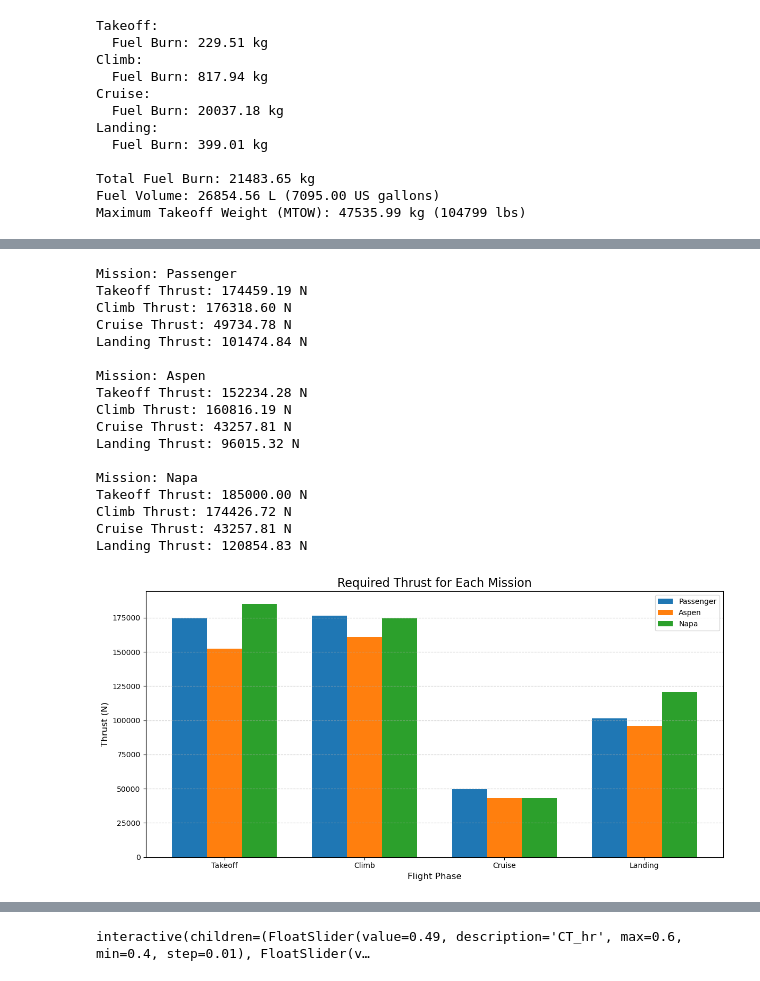
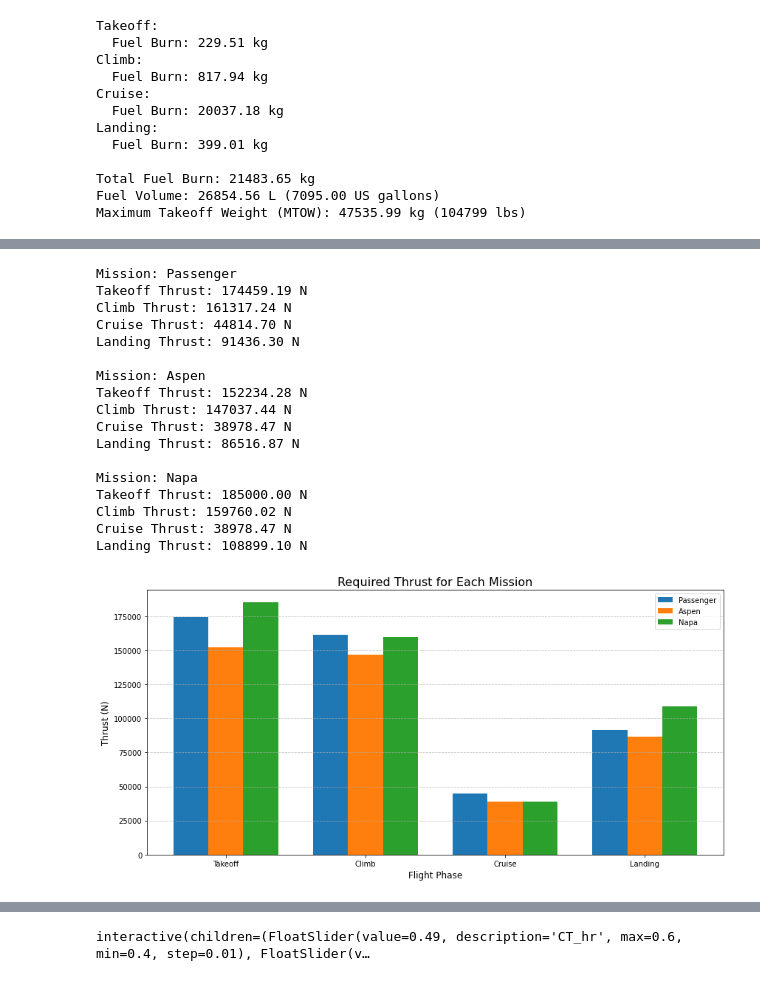
Before and after one commit to AntoineVanHoye/integrated_project, a Jupyter notebook: thrust.ipynb, the cells around one changed output, grey strips where cells are left out. Saved outputs shown, nothing was run; the diff lists cells and outputs as text; code cells hidden in the pictures.

```diff
--- a/thrust.ipynb
+++ b/thrust.ipynb
@@ -5,11 +5,11 @@ import numpy as np
 # Constants
 rho0 = 1.225  # Sea level air density (kg/m^3)
 h = [0, 3000, 12500, 0]  # Altitudes in meters (takeoff, climb, cruise, landing)
-Cd0 = 0.018  # Parasitic drag coefficient
+Cd0 = 0.021  # Parasitic drag coefficient
 delta = 0.005  # Induced drag correction factor
-AR = 1.6 # Effective  Aspect ratio
+AR = 1.5 # Effective  Aspect ratio
 CL = [1, 0.5, 0.261, 1.7]  # Adjusted Lift coefficients for phases (lower landing CL)
-S = 164.9  # Wing area (m^2)
+S = 204.41   # Wing area (m^2)
 W = 471511.32  # Aircraft weight (N)
 gamma = 3 # Climb angle in degrees
 v = [72, 110, 290, 55]  # Speeds (m/s) for each phase
@@ -303,7 +303,7 @@ rho_sl = 1.225  # Air density at sea level (kg/m³)
 g = 9.81  # Gravitational acceleration (m/s²)
 
 # Inputs
-wing_area = 182.56  # Wing area (m²)
+wing_area = S  # Wing area (m²)
 Cl = [1, 0.6, 0.261, 1.5]  # CL for takeoff, climb, cruise, landing
 Cd = [0.23, 0.10, 0.03, 0.30]  # CD for takeoff, climb, cruise, landing
 gamma_climb = 3  # Climb angle in degrees
@@ -375,43 +375,43 @@ for mission, data in missions.items():
 
 # Visualization of results
 fig, ax = plt.subplots(figsize=(12, 6))
 
 x = np.arange(len(phases))
 width = 0.25  # Bar width
 
 # Plot each mission's thrust for all phases
 for i, mission in enumerate(missions):
     ax.bar(x + i * width, thrust_results[mission], width, label=mission)
 
 ax.set_title("Required Thrust for Each Mission", fontsize=16)
 ax.set_xlabel("Flight Phase", fontsize=12)
 ax.set_ylabel("Thrust (N)", fontsize=12)
 ax.set_xticks(x + width)
 ax.set_xticklabels(phases, fontsize=10)
 ax.legend(fontsize=10)
 ax.grid(axis='y', linestyle='--', alpha=0.7)
 
 plt.tight_layout()
 plt.show()
 # %% [output]
 Mission: Passenger
 Takeoff Thrust: 174459.19 N
-Climb Thrust: 176318.60 N
-Cruise Thrust: 49734.78 N
-Landing Thrust: 101474.84 N
+Climb Thrust: 161317.24 N
+Cruise Thrust: 44814.70 N
+Landing Thrust: 91436.30 N
 
 Mission: Aspen
 Takeoff Thrust: 152234.28 N
-Climb Thrust: 160816.19 N
-Cruise Thrust: 43257.81 N
-Landing Thrust: 96015.32 N
+Climb Thrust: 147037.44 N
+Cruise Thrust: 38978.47 N
+Landing Thrust: 86516.87 N
 
 Mission: Napa
 Takeoff Thrust: 185000.00 N
-Climb Thrust: 174426.72 N
-Cruise Thrust: 43257.81 N
-Landing Thrust: 120854.83 N
+Climb Thrust: 159760.02 N
+Cruise Thrust: 38978.47 N
+Landing Thrust: 108899.10 N
-[figure, old version]
+[figure, new version]
 # %%
 import matplotlib.pyplot as plt
 import numpy as np
```
Also changed, not shown: parts of 6 cells of this notebook, 1 other file.
